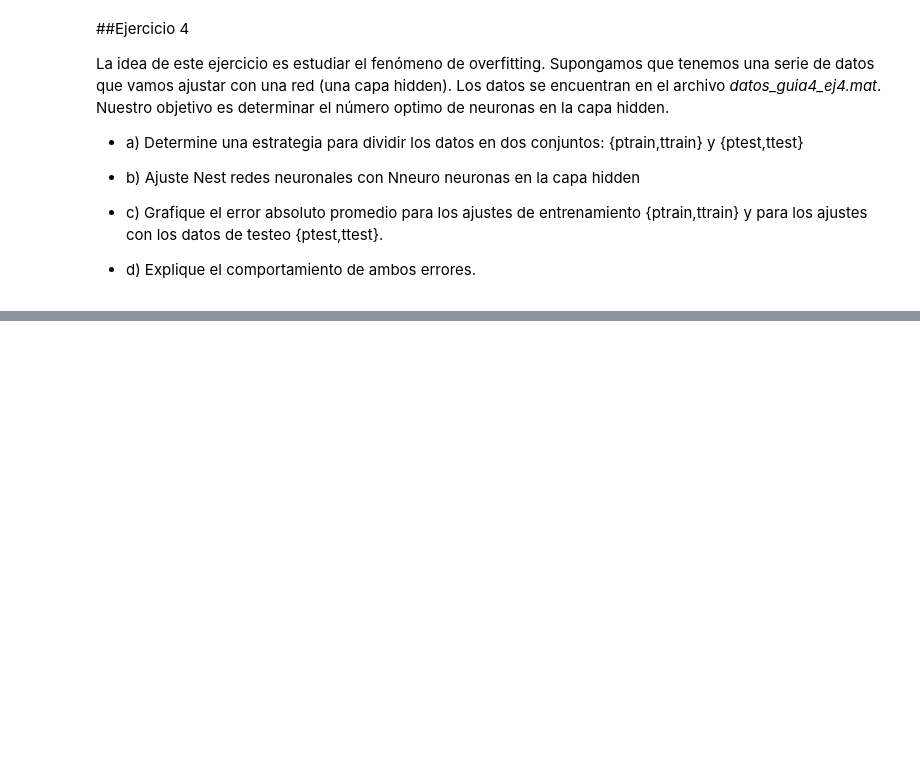
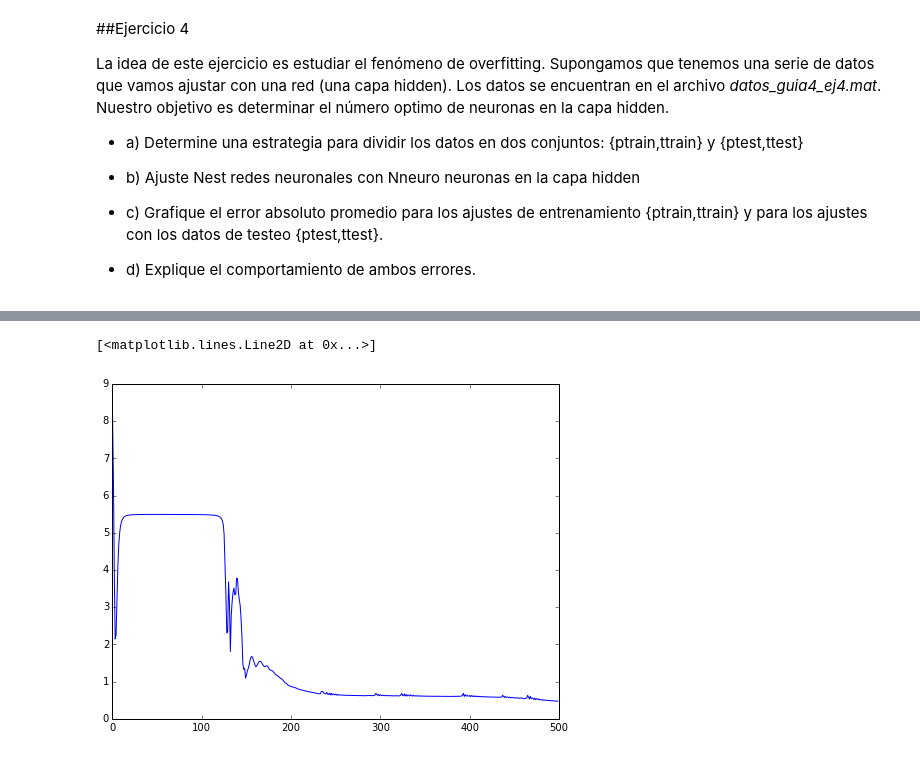
Before and after one commit to elsuizo/Redes_fuzzy, a Jupyter notebook: Guia4/tp3_guia4_eje4.ipynb, the cells around one changed output, grey strips where cells are left out. Saved outputs shown, nothing was run; the diff lists cells and outputs as text; code cells hidden in the pictures; blank space fills up the shorter version.

```diff
--- a/Guia4/tp3_guia4_eje4.ipynb
+++ b/Guia4/tp3_guia4_eje4.ipynb
@@ -33,0 +48,3 @@ plt.rcParams['figure.figsize'] = 8,6 #parámetros de tamaño
+# %%
+neuronas = 50
+net = nl.net.newff([[0, 1]], [1, neuronas, 1])
@@ -33,0 +78,5 @@ plt.rcParams['figure.figsize'] = 8,6 #parámetros de tamaño
+# %%
+plt.plot(e)
+# %% [output]
+[<matplotlib.lines.Line2D at 0x...>]
+[figure, added]
```
Also changed, not shown: parts of 12 cells of this notebook.
